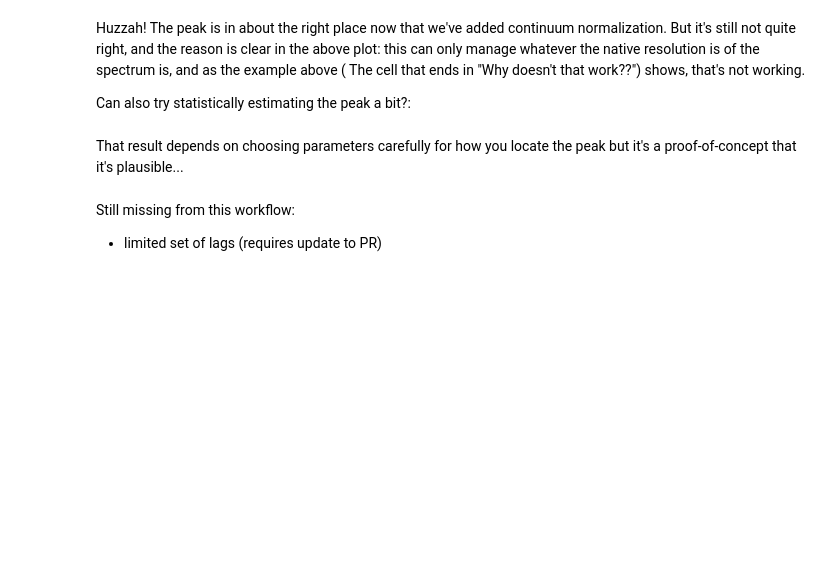
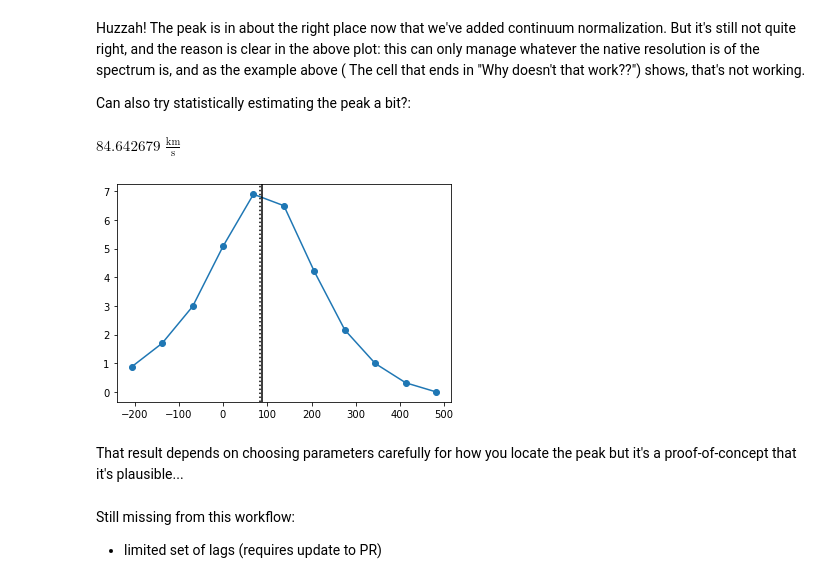
Before and after one commit to eteq/specutils, a Jupyter notebook: docs/Stellar cross-correlation.ipynb, the cells around one changed output. Drawn from its saved outputs; the diff is of its cells as text; code cells hidden in the pictures; blank space fills up the shorter version.

```diff
--- a/docs/Stellar cross-correlation.ipynb
+++ b/docs/Stellar cross-correlation.ipynb
@@ -180,13 +230,17 @@ Can also try statistically estimating the peak a bit?:
 # %%
 peak_msk = (-250*u.km/u.s<lags)&(lags<500*u.km/u.s)
 
 corrlags = lags[peak_msk]
-corrpeak = corr[peak_msk]-4600
+corrpeak = corr[peak_msk]-np.min(corr[peak_msk])
 
 plt.plot(corrlags, corrpeak, 'o-')
 centroid_corr = np.sum(corrlags*corrpeak/np.sum(corrpeak))
-plt.axvline(centroid_corr.value, c='k')
+plt.axvline(centroid_corr.value, c='k', ls=':')
+plt.axvline(brightspec.radial_velocity.value, c='k')
 centroid_corr
+# %% [output]
+$84.642679 \; \mathrm{\frac{km}{s}}$
+[figure, added]
 # %% [markdown]
 That result depends on choosing parameters carefully for how you locate the peak but it's a proof-of-concept that it's plausible...
 # %% [markdown]
```
Also changed, not shown: parts of 18 cells of this notebook.
